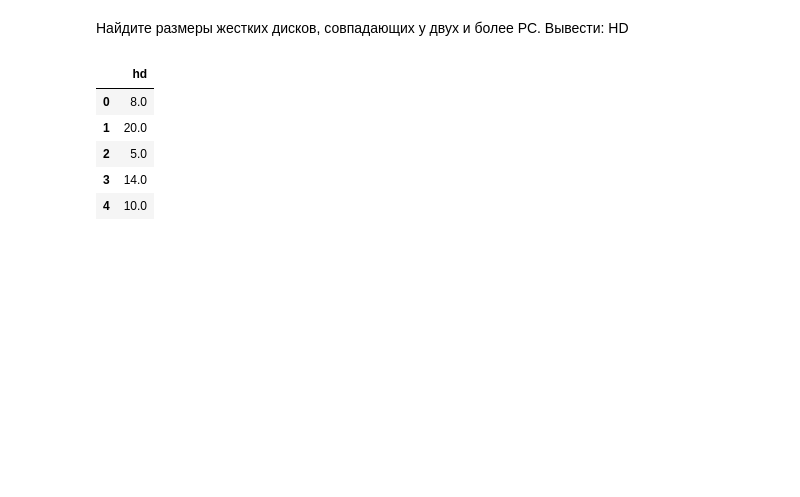
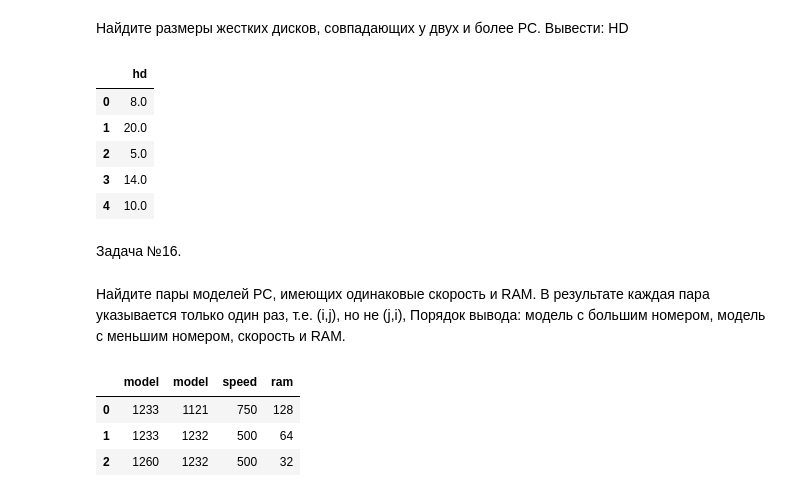
Before and after one commit to Kedrynez/Tasks-from-the-sql-ex.ru, a Jupyter notebook: sql_ex_postgres_in_colab.ipynb, the cells around one changed output. Saved outputs shown, nothing was run; the diff lists cells and outputs as text; code cells hidden in the pictures; blank space fills up the shorter version.

```diff
--- a/sql_ex_postgres_in_colab.ipynb
+++ b/sql_ex_postgres_in_colab.ipynb
@@ -317,3 +305,20 @@ select(sql)
 | 2 | 5.0 |
 | 3 | 14.0 |
 | 4 | 10.0 |
+# %% [markdown]
+Задача №16.
+# %% [markdown]
+Найдите пары моделей PC, имеющих одинаковые скорость и RAM. В результате каждая пара указывается только один раз, т.е. (i,j), но не (j,i), Порядок вывода: модель с большим номером, модель с меньшим номером, скорость и RAM.
+# %%
+sql="""SELECT DISTINCT p.model, t.model, p.speed, p.ram
+FROM pc p, pc t
+WHERE p.speed = t.speed AND p.ram = t.ram
+AND p.model > t.model
+"""
+# %%
+select(sql)
+# %% [output]
+|  | model | model | speed | ram |
+| 0 | 1233 | 1121 | 750 | 128 |
+| 1 | 1233 | 1232 | 500 | 64 |
+| 2 | 1260 | 1232 | 500 | 32 |
```
Also changed, not shown: parts of 3 cells of this notebook.
